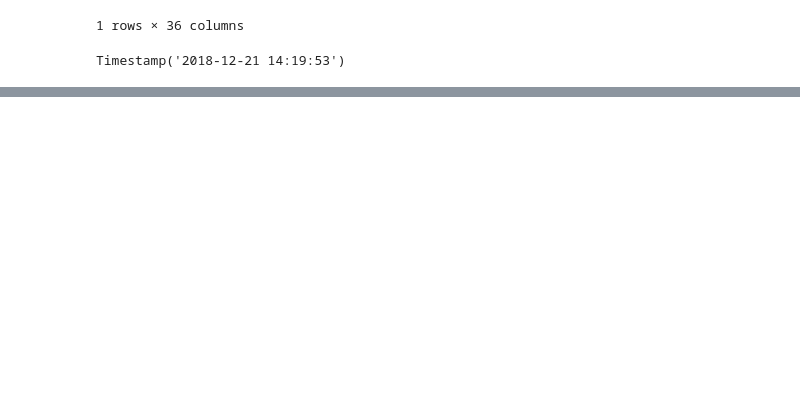
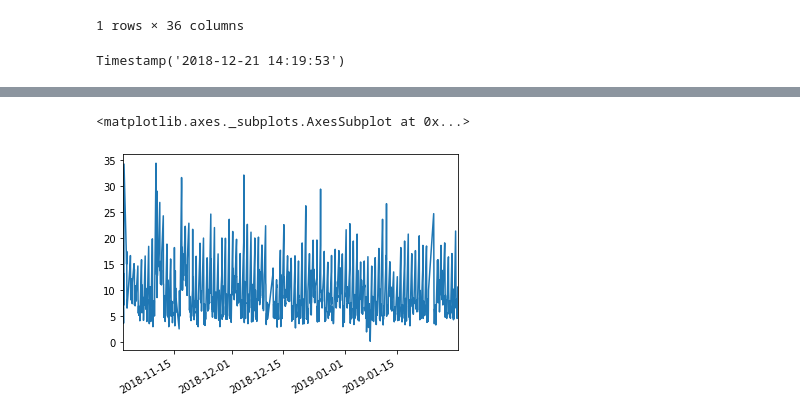
Before and after one commit to b-koopman/MTADelayPredict, a Jupyter notebook: Notebooks/DataExploration.ipynb, the cells around one changed output, grey strips where cells are left out. Drawn from its saved outputs; the diff is of its cells as text; code cells hidden in the pictures; blank space fills up the shorter version.

```diff
--- a/Notebooks/DataExploration.ipynb
+++ b/Notebooks/DataExploration.ipynb
@@ -414,0 +436,5 @@ Name: R16N, dtype: object
+# %%
+time_till_next_obs['minutes'].resample('H').max().dropna().plot()
+# %% [output]
+<matplotlib.axes._subplots.AxesSubplot at 0x...>
+[figure, added]
```
Also changed, not shown: parts of 57 cells of this notebook.
